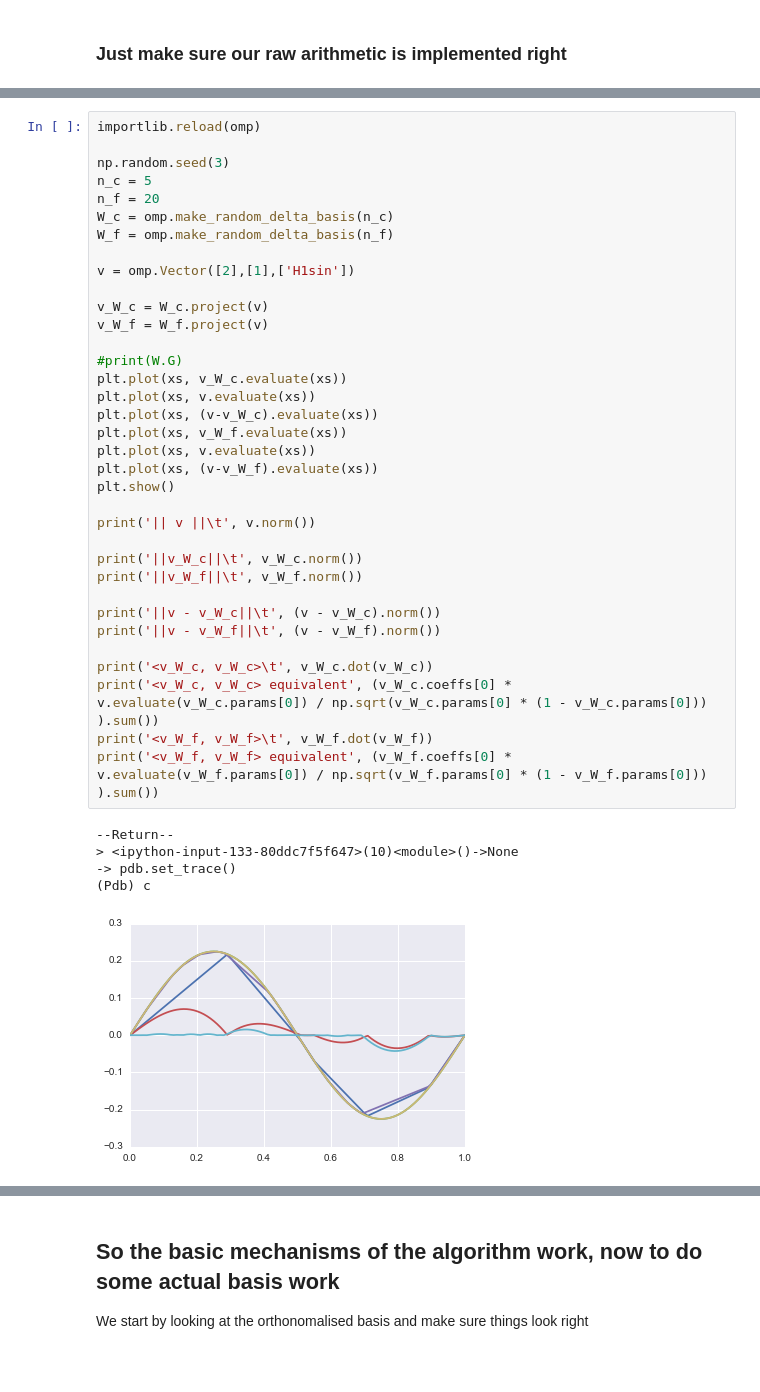
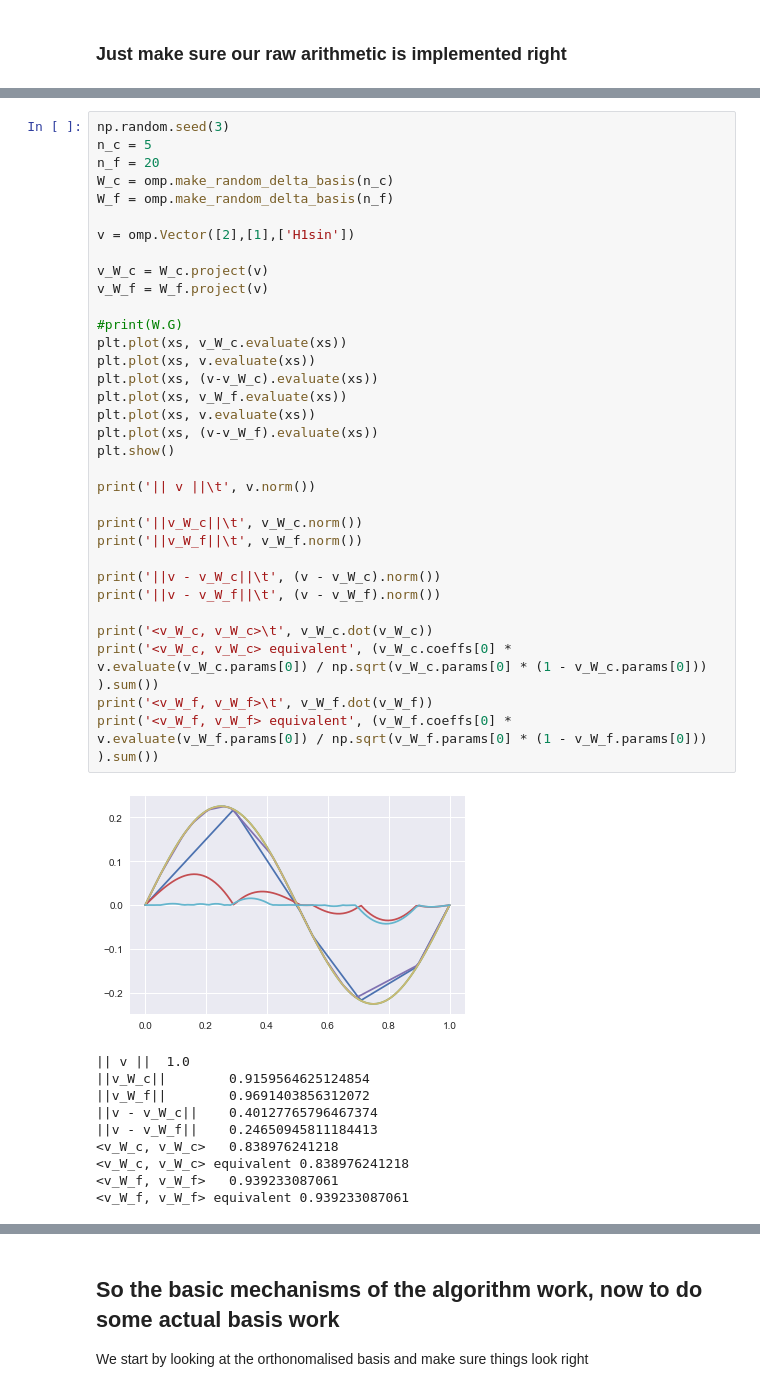
Before and after one commit to Catcher132/omp, a Jupyter notebook: 01_omp_code_tests.ipynb, the cells around one changed output, grey strips where cells are left out. Cells and saved outputs as stored; diff of their text form; blank space fills up the shorter version.

```diff
--- a/01_omp_code_tests.ipynb
+++ b/01_omp_code_tests.ipynb
@@ -37,41 +37,44 @@ plt.show()
 # %%
-importlib.reload(omp)
-
 np.random.seed(3)
 n_c = 5
 n_f = 20
 W_c = omp.make_random_delta_basis(n_c)
 W_f = omp.make_random_delta_basis(n_f)
 
 v = omp.Vector([2],[1],['H1sin'])
 
 v_W_c = W_c.project(v)
 v_W_f = W_f.project(v)
 
 #print(W.G)
 plt.plot(xs, v_W_c.evaluate(xs))
 plt.plot(xs, v.evaluate(xs))
 plt.plot(xs, (v-v_W_c).evaluate(xs))
 plt.plot(xs, v_W_f.evaluate(xs))
 plt.plot(xs, v.evaluate(xs))
 plt.plot(xs, (v-v_W_f).evaluate(xs))
 plt.show()
 
 print('|| v ||\t', v.norm())
 
 print('||v_W_c||\t', v_W_c.norm())
 print('||v_W_f||\t', v_W_f.norm())
 
 print('||v - v_W_c||\t', (v - v_W_c).norm())
 print('||v - v_W_f||\t', (v - v_W_f).norm())
 
 print('<v_W_c, v_W_c>\t', v_W_c.dot(v_W_c))
 print('<v_W_c, v_W_c> equivalent', (v_W_c.coeffs[0] * v.evaluate(v_W_c.params[0]) / np.sqrt(v_W_c.params[0] * (1 - v_W_c.params[0])) ).sum())
 print('<v_W_f, v_W_f>\t', v_W_f.dot(v_W_f))
 print('<v_W_f, v_W_f> equivalent', (v_W_f.coeffs[0] * v.evaluate(v_W_f.params[0]) / np.sqrt(v_W_f.params[0] * (1 - v_W_f.params[0])) ).sum())
 # %% [output]
+[figure, new version]
---Return--
-> <ipython-input-133-80ddc7f5f647>(10)<module>()->None
--> pdb.set_trace()
-(Pdb) c
+|| v ||  1.0
+||v_W_c||        0.9159564625124854
+||v_W_f||        0.9691403856312072
+||v - v_W_c||    0.40127765796467374
+||v - v_W_f||    0.24650945811184413
+<v_W_c, v_W_c>   0.838976241218
+<v_W_c, v_W_c> equivalent 0.838976241218
+<v_W_f, v_W_f>   0.939233087061
+<v_W_f, v_W_f> equivalent 0.939233087061
-[figure, old version]
```
Also changed, not shown: parts of 4 cells of this notebook, 1 other file.
